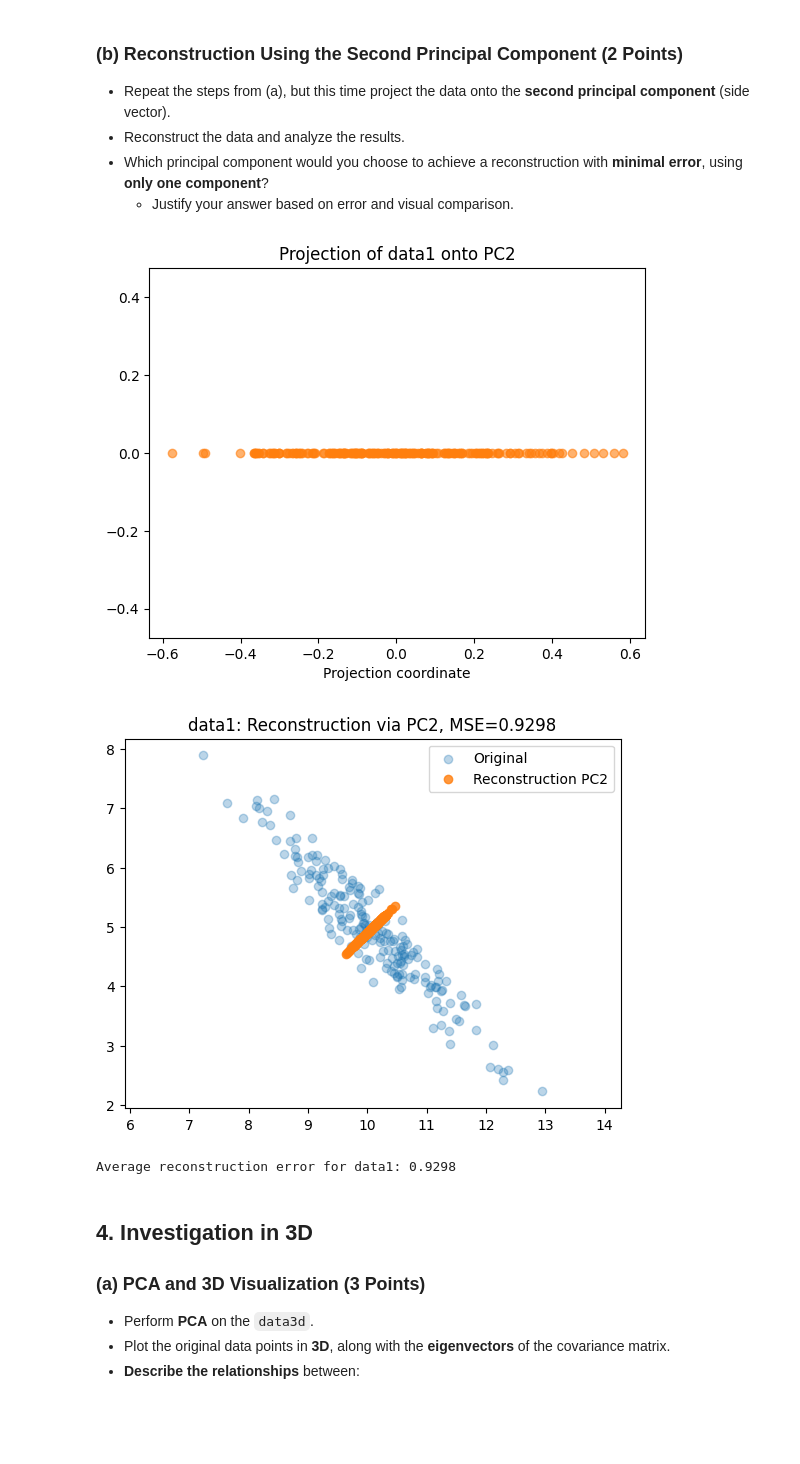
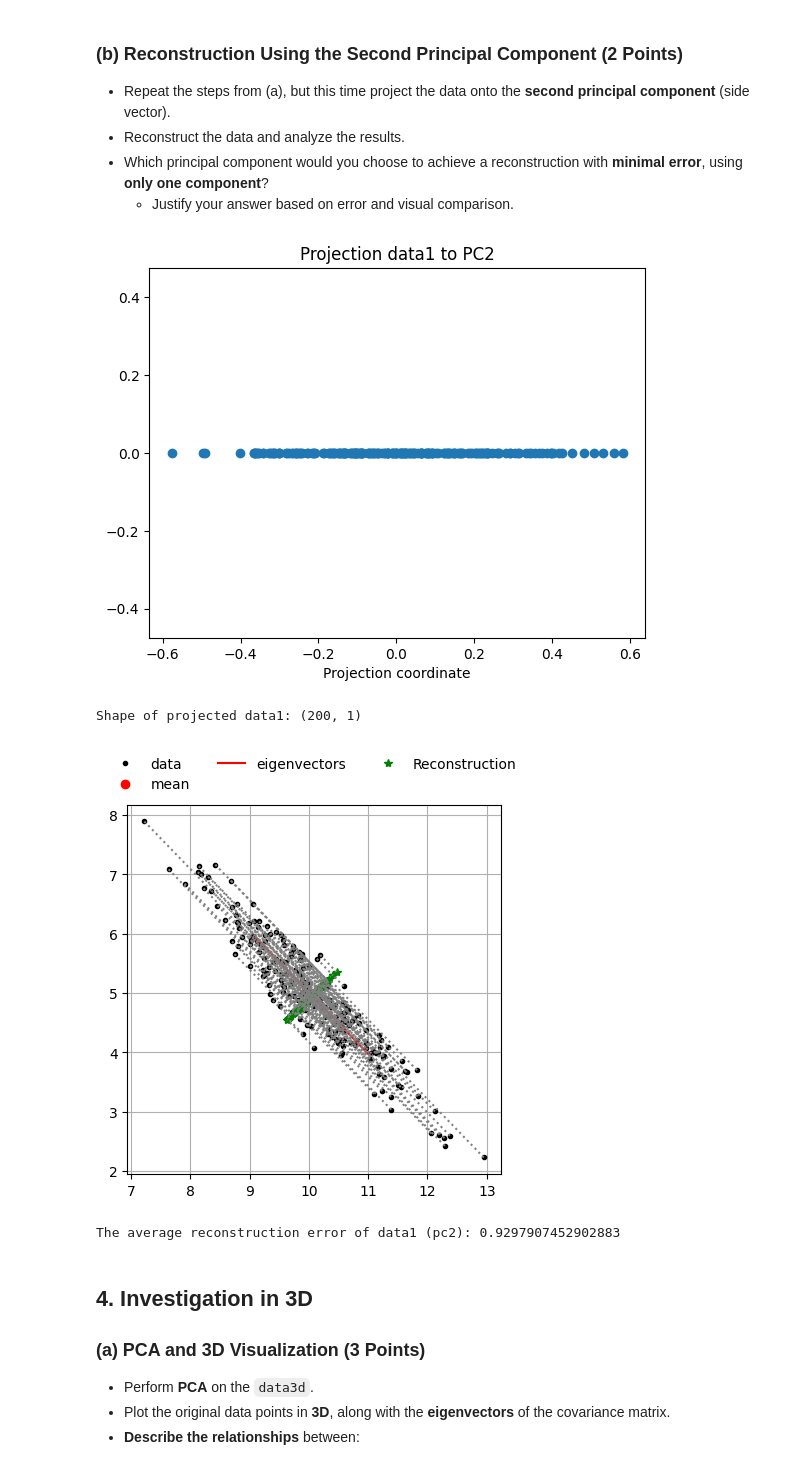
Before and after one commit to oliviaw01/MedBV03, a Jupyter notebook: notebook.ipynb, the cells around one changed output. Cells and saved outputs as stored; diff of their text form; code cells hidden in the pictures; blank space fills up the shorter version.

```diff
--- a/notebook.ipynb
+++ b/notebook.ipynb
@@ -384,55 +349,33 @@ Average reconstruction error for data2: 0.4405
 - Which principal component would you choose to achieve a reconstruction with **minimal error**, using **only one component**?
   - Justify your answer based on error and visual comparison.
 # %%
-""" # TODO: Reconstruct from projection
-z1_pc2 = X1_red[:, 1:2]
-plt.figure()
-plt.scatter(z1_pc2, np.zeros_like(z1_pc2), alpha=0.6, color='C1')
-plt.title("Projection of data1 onto PC2")
-plt.xlabel("Projection coordinate")
-plt.axis('equal')
-plt.show()
-X1_rec_pc2 = (z1_pc2 @ eigvecs1[:, 1:2].T) + mean1
-reconstruction_error_second_component = np.mean((data1 - X1_rec_pc2) ** 2)
-# TODO: Plot reconstruction and compare to original
-plt.figure()
-plt.scatter(data1[:, 0], data1[:, 1], alpha=0.3, label="Original")
-plt.scatter(X1_rec_pc2[:, 0], X1_rec_pc2[:, 1], alpha=0.8, label="Reconstruction PC2")
-plt.axis("equal")
-plt.legend()
-plt.title(f"data1: Reconstruction via PC2, MSE={reconstruction_error_second_component:.4f}")
-plt.show()
-# TODO: Compute reconstruction error)
-
-print(f"Average reconstruction error for data1: {reconstruction_error_second_component:.4f}") """
-
-
 # TODO: Reconstruct from projection
 data1_pc2 = data1_red[:,1:2]
 # TODO: Visualize projection
 plt.figure()
 plt.scatter(data1_pc2, np.zeros_like(data1_pc2))
 plt.xlabel("Projection coordinate")
 plt.title("Projection data1 to PC2")
 plt.axis("equal")
 plt.show()
 
 # TODO: Print the shape of the projected data
 print("Shape of projected data1:", data1_pc2.shape)
 
 # TODO: Reconstruct from projection
 data1_pc2_rec = (data1_pc2 @ eigVec1[:,1:2].T) + mean1
 
 # TODO: Plot reconstruction and compare to original
 plot2DPCA(data1, mean1, eigVec1, eigVal1, recData=data1_pc2_rec, showStd=None, showReconstruction=1)
 
 # TODO: compute reconstruction error
 rec_err_data1_pc2 = np.mean((data1-data1_pc2_rec)**2)
 print("The average reconstruction error of data1 (pc2):", rec_err_data1_pc2)
 # %% [output]
-[figure, old version]
+[figure, new version]
+Shape of projected data1: (200, 1)
-[figure, old version]
+[figure, new version]
-Average reconstruction error for data1: 0.9298
+The average reconstruction error of data1 (pc2): 0.9297907452902883
 # %% [markdown]
 ## 4. Investigation in 3D
 
```
Also changed, not shown: parts of 11 cells of this notebook.
